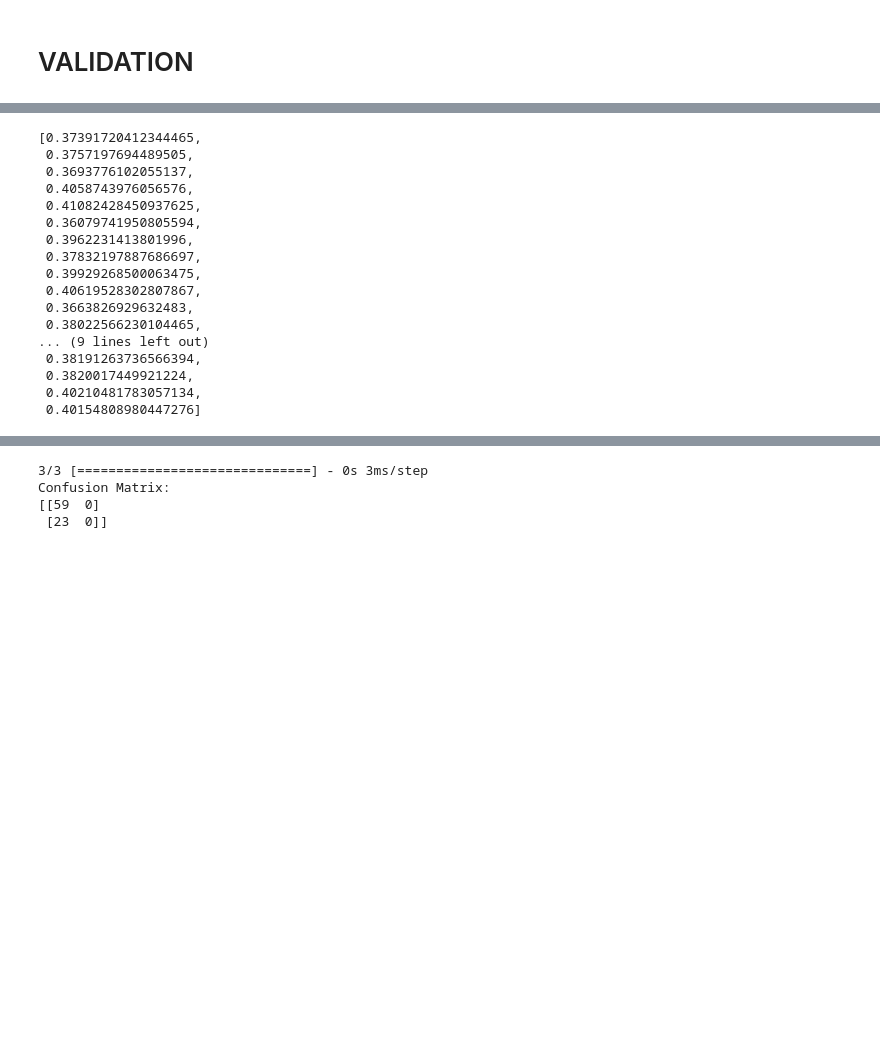
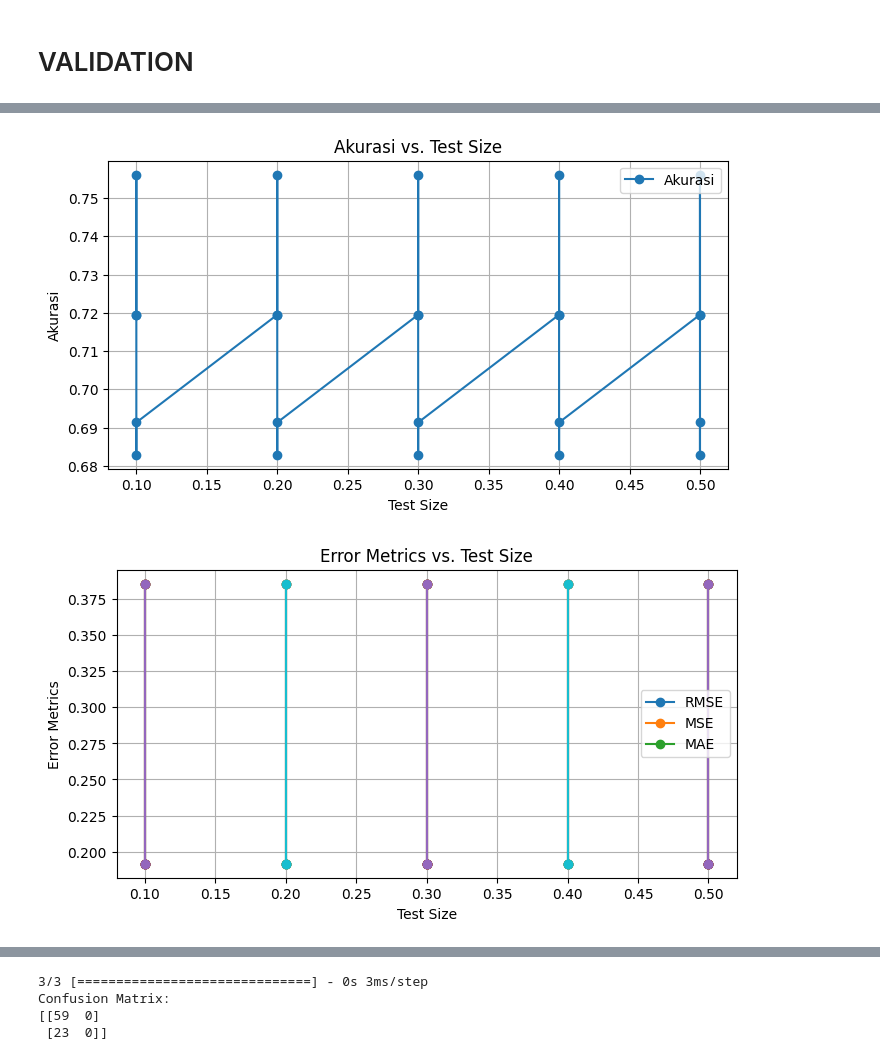
Before and after one commit to dianrezky/project-matkul-s2-biomediss, a Jupyter notebook: SOURCE CODE UNTUK PUBLISH PAPER USER SEPT.ipynb, the cells around one changed output, grey strips where cells are left out. Saved outputs shown, nothing was run; the diff lists cells and outputs as text; code cells hidden in the pictures; blank space fills up the shorter version.

```diff
--- a/SOURCE CODE UNTUK PUBLISH PAPER USER SEPT.ipynb
+++ b/SOURCE CODE UNTUK PUBLISH PAPER USER SEPT.ipynb
@@ -259,54 +469,37 @@ Epoch 1/100
 # %%
-import matplotlib.pyplot as plt
 
-dataTemp = hasilMAEKFOLD
+
+dataTemp = hasilKFOLD
 
 # Membuat plot untuk Akurasi
-test_sizes = [item['test size'] for item in data]
-accuracies = [item['Akurasi'] for item in data]
+test_sizes = [item['test size'] for item in dataTemp]
+accuracies = [item['Akurasi'] for item in dataTemp]
 
 plt.figure(figsize=(8, 4))
 plt.plot(test_sizes, accuracies, marker='o', label='Akurasi')
 plt.xlabel('Test Size')
 plt.ylabel('Akurasi')
 plt.title('Akurasi vs. Test Size')
 plt.legend()
 plt.grid(True)
 plt.show()
 
 # Membuat plot untuk RMSE, MSE, dan MAE
 plt.figure(figsize=(8, 4))
-for item in data:
+for item in dataTemp:
     test_size = item['test size']
-    rmse = item['RMSE'][0]  # Hanya mengambil nilai pertama dalam list
-    mse = item['MSE'][0]    # Hanya mengambil nilai pertama dalam list
-    mae = item['MAE'][0]    # Hanya mengambil nilai pertama dalam list
+    rmse = sum(item['RMSE']) / len(item['RMSE'])  # Mengambil rata-rata RMSE
+    mse = sum(item['MSE']) / len(item['MSE'])    # Mengambil rata-rata MSE
+    mae = sum(item['MAE']) / len(item['MAE'])    # Mengambil rata-rata MAE
 
     plt.plot([test_size, test_size, test_size], [rmse, mse, mae], marker='o', label=f'Test Size {test_size}')
 
 plt.xlabel('Test Size')
 plt.ylabel('Error Metrics')
 plt.title('Error Metrics vs. Test Size')
 plt.legend(['RMSE', 'MSE', 'MAE'])
 plt.grid(True)
 plt.show()
+# %% [output]
+[figure, added]
+[figure, added]
-# %%
-hasilMAEKFOLD
-# %% [output]
-[0.37391720412344465,
- 0.3757197694489505,
- 0.3693776102055137,
- 0.4058743976056576,
- 0.41082428450937625,
- 0.36079741950805594,
- 0.3962231413801996,
- 0.37832197887686697,
- 0.39929268500063475,
- 0.40619528302807867,
- 0.3663826929632483,
- 0.38022566230104465,
-... (9 lines left out)
- 0.38191263736566394,
- 0.3820017449921224,
- 0.40210481783057134,
- 0.40154808980447276]
```
Also changed, not shown: parts of 10 cells of this notebook, 3 other files.
